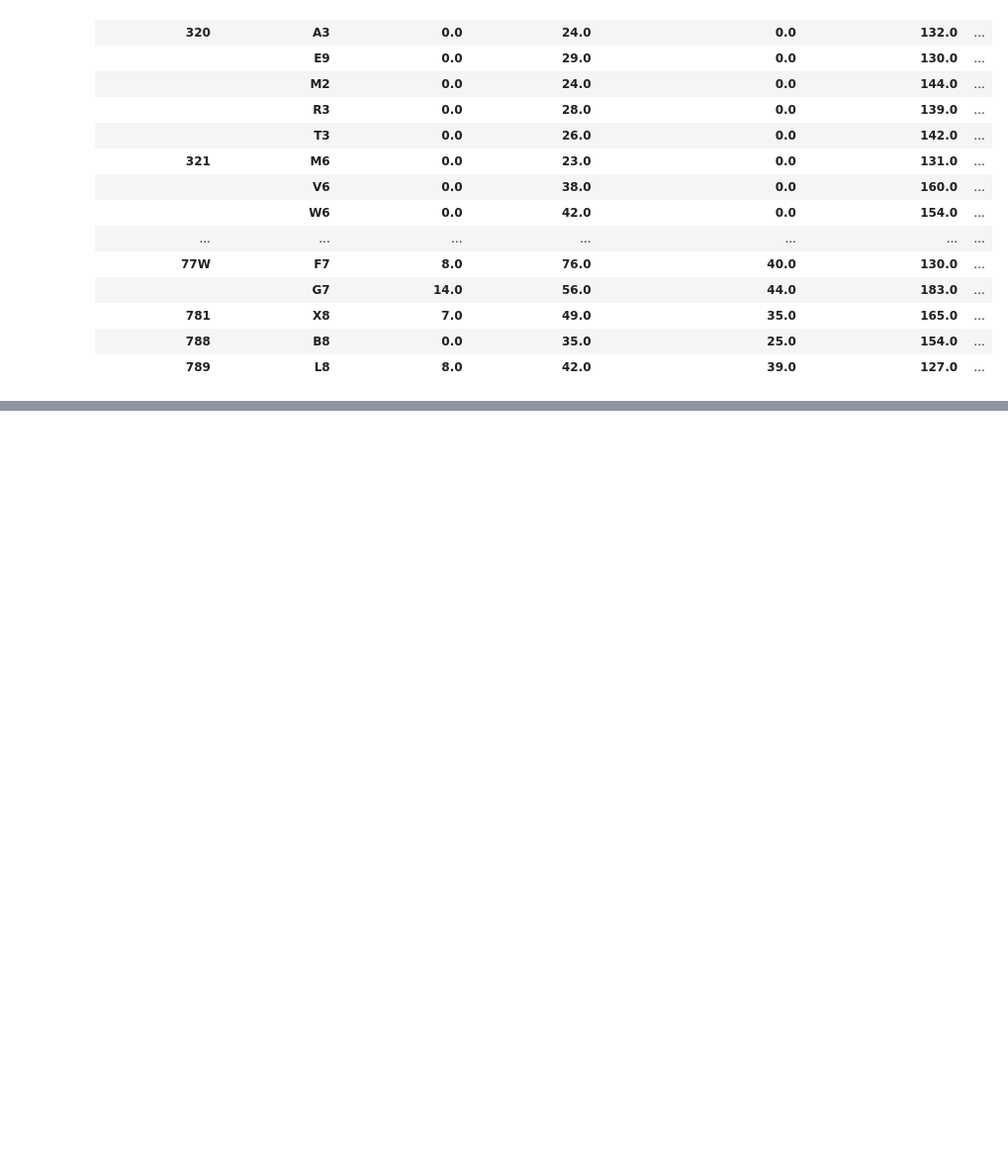
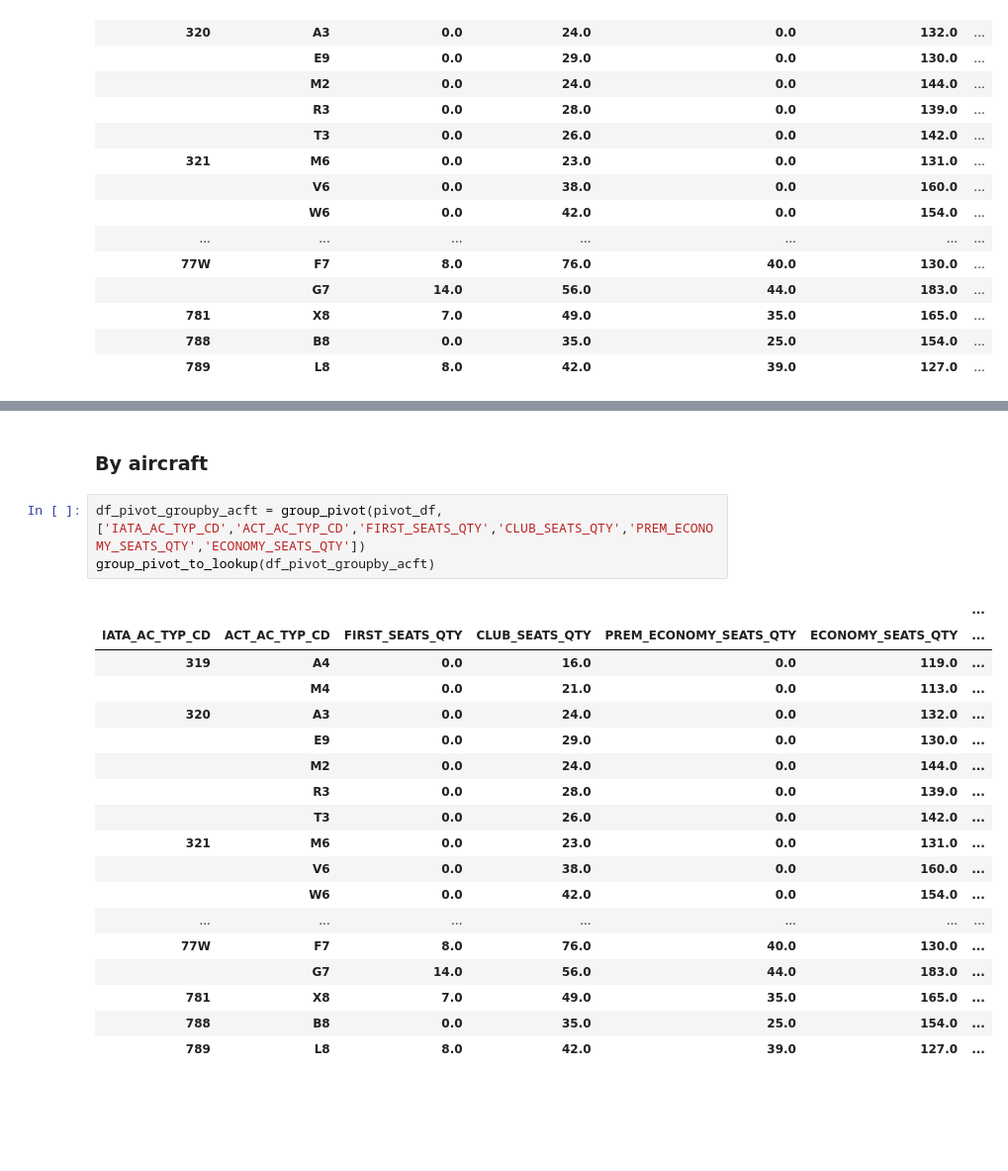
Before and after one commit to IanMaHKG-BA/Hackathon_Team_1, a Jupyter notebook: lounges_gold_standard_Ian.ipynb, the cells around one changed output, grey strips where cells are left out. Shown at 99% size. Saved outputs shown, nothing was run; the diff lists cells and outputs as text; blank space fills up the shorter version.

```diff
--- a/lounges_gold_standard_Ian.ipynb
+++ b/lounges_gold_standard_Ian.ipynb
@@ -1103,3 +1228,27 @@ df_groupby_acft
+# %% [markdown]
+### By aircraft
+# %%
+df_pivot_groupby_acft = group_pivot(pivot_df, ['IATA_AC_TYP_CD','ACT_AC_TYP_CD','FIRST_SEATS_QTY','CLUB_SEATS_QTY','PREM_ECONOMY_SEATS_QTY','ECONOMY_SEATS_QTY'])
+group_pivot_to_lookup(df_pivot_groupby_acft)
+# %% [output]
+|  |  |  |  |  |  | ... |
+| IATA_AC_TYP_CD | ACT_AC_TYP_CD | FIRST_SEATS_QTY | CLUB_SEATS_QTY | PREM_ECONOMY_SEATS_QTY | ECONOMY_SEATS_QTY | ... |
+| 319 | A4 | 0.0 | 16.0 | 0.0 | 119.0 | ... |
+|  | M4 | 0.0 | 21.0 | 0.0 | 113.0 | ... |
+| 320 | A3 | 0.0 | 24.0 | 0.0 | 132.0 | ... |
+|  | E9 | 0.0 | 29.0 | 0.0 | 130.0 | ... |
+|  | M2 | 0.0 | 24.0 | 0.0 | 144.0 | ... |
+|  | R3 | 0.0 | 28.0 | 0.0 | 139.0 | ... |
+|  | T3 | 0.0 | 26.0 | 0.0 | 142.0 | ... |
+| 321 | M6 | 0.0 | 23.0 | 0.0 | 131.0 | ... |
+|  | V6 | 0.0 | 38.0 | 0.0 | 160.0 | ... |
+|  | W6 | 0.0 | 42.0 | 0.0 | 154.0 | ... |
+| ... | ... | ... | ... | ... | ... | ... |
+| 77W | F7 | 8.0 | 76.0 | 40.0 | 130.0 | ... |
+|  | G7 | 14.0 | 56.0 | 44.0 | 183.0 | ... |
+| 781 | X8 | 7.0 | 49.0 | 35.0 | 165.0 | ... |
+| 788 | B8 | 0.0 | 35.0 | 25.0 | 154.0 | ... |
+| 789 | L8 | 8.0 | 42.0 | 39.0 | 127.0 | ... |
 # %% [markdown]
 <br><br><br>
 # %%
```
Also changed, not shown: parts of 14 cells of this notebook.
